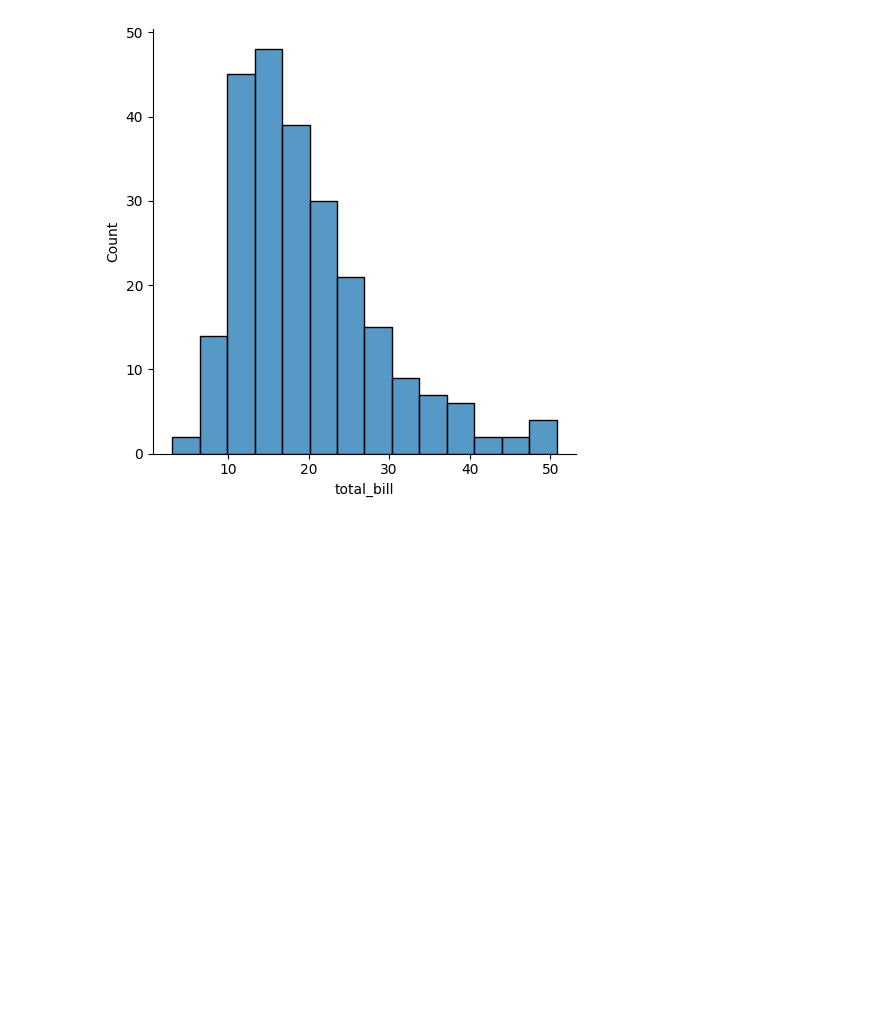
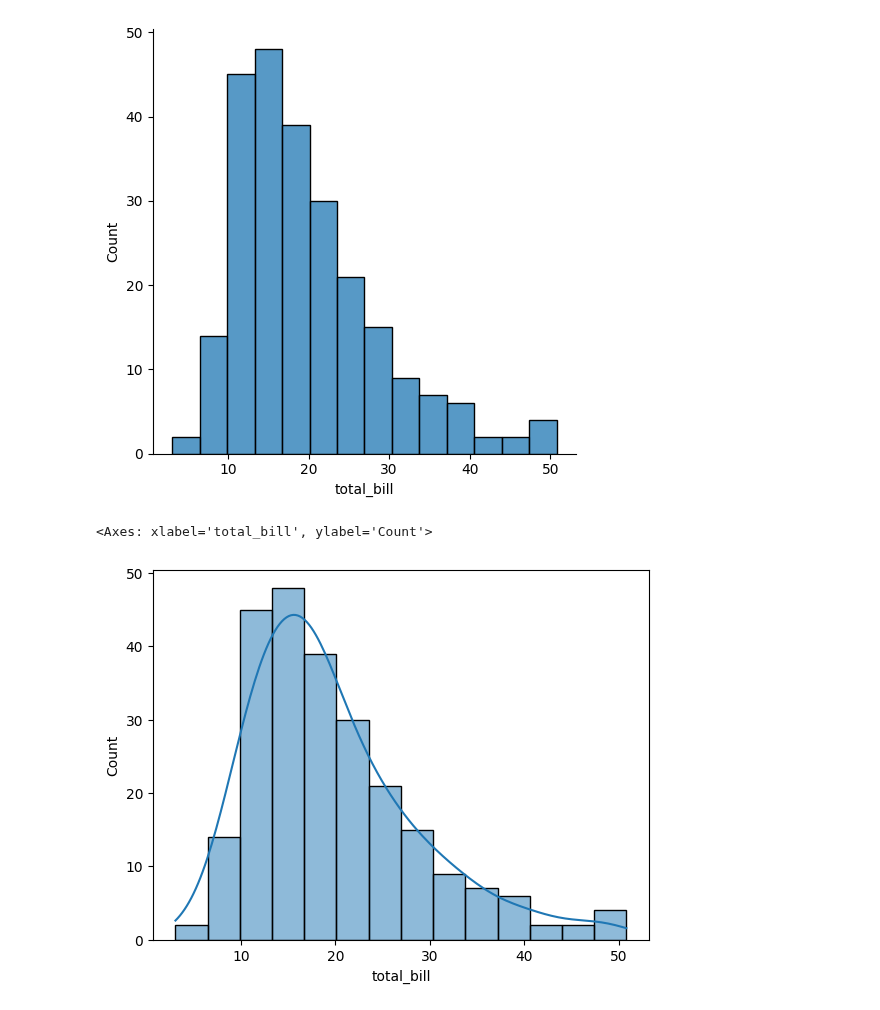
Before and after one commit to ds-mohit/Practice, a Jupyter notebook: Data Visualization/Seaborn_library/Distributionplot.ipynb, the cells around one changed output. Cells and saved outputs as stored; diff of their text form; code cells hidden in the pictures; blank space fills up the shorter version.

```diff
--- a/Data Visualization/Seaborn_library/Distributionplot.ipynb
+++ b/Data Visualization/Seaborn_library/Distributionplot.ipynb
@@ -16,3 +16,8 @@ sns.displot(df["total_bill"])
 # %% [output]
 <seaborn.axisgrid.FacetGrid at 0x...>
 [figure]
+# %%
+sns.histplot(df["total_bill"],kde= True)
+# %% [output]
+<Axes: xlabel='total_bill', ylabel='Count'>
+[figure, added]
```
Also changed, not shown: parts of 4 cells of this notebook.
